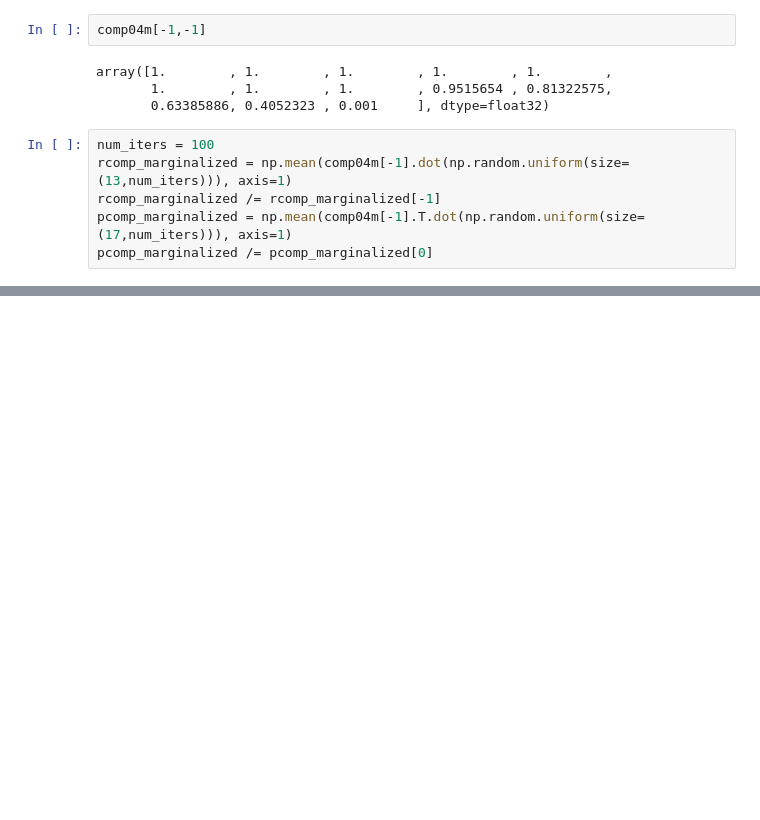
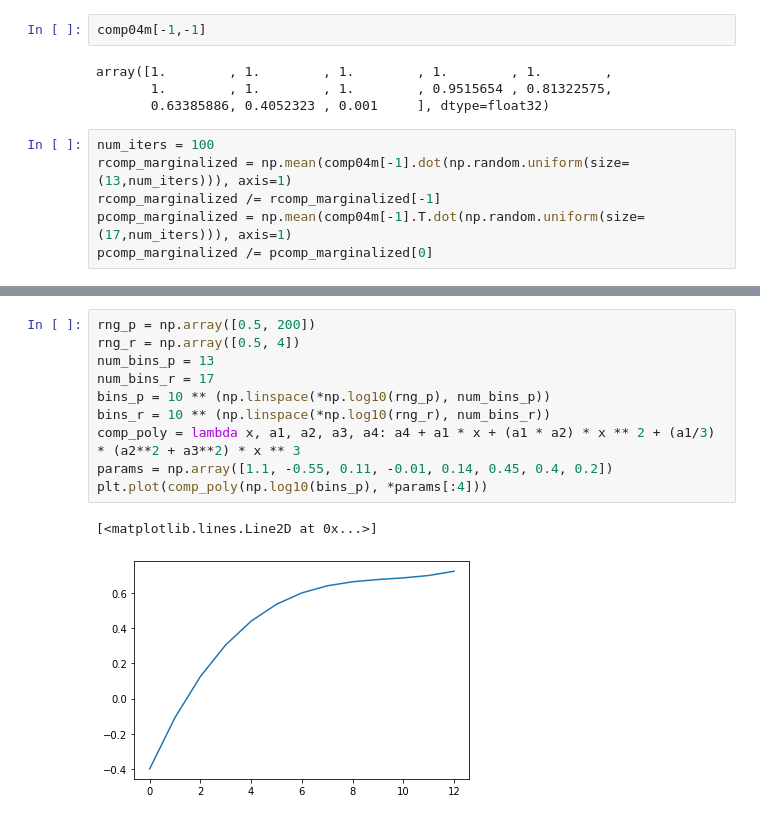
Before and after one commit to aditya-sengupta/tesscomp-prototyping, a Jupyter notebook: ballard_prototyping.ipynb, the cells around one changed output, grey strips where cells are left out. Drawn from its saved outputs; the diff is of its cells as text; blank space fills up the shorter version.

```diff
--- a/ballard_prototyping.ipynb
+++ b/ballard_prototyping.ipynb
@@ -42,0 +43,13 @@ Text(0.5, 0.98, 'Search completeness fraction in period/radius separately')
+# %%
+rng_p = np.array([0.5, 200])
+rng_r = np.array([0.5, 4])
+num_bins_p = 13
+num_bins_r = 17
+bins_p = 10 ** (np.linspace(*np.log10(rng_p), num_bins_p))
+bins_r = 10 ** (np.linspace(*np.log10(rng_r), num_bins_r))
+comp_poly = lambda x, a1, a2, a3, a4: a4 + a1 * x + (a1 * a2) * x ** 2 + (a1/3) * (a2**2 + a3**2) * x ** 3
+params = np.array([1.1, -0.55, 0.11, -0.01, 0.14, 0.45, 0.4, 0.2])
+plt.plot(comp_poly(np.log10(bins_p), *params[:4]))
+# %% [output]
+[<matplotlib.lines.Line2D at 0x...>]
+[figure, added]
```
Also changed, not shown: parts of 2 cells of this notebook, 10 other files.
